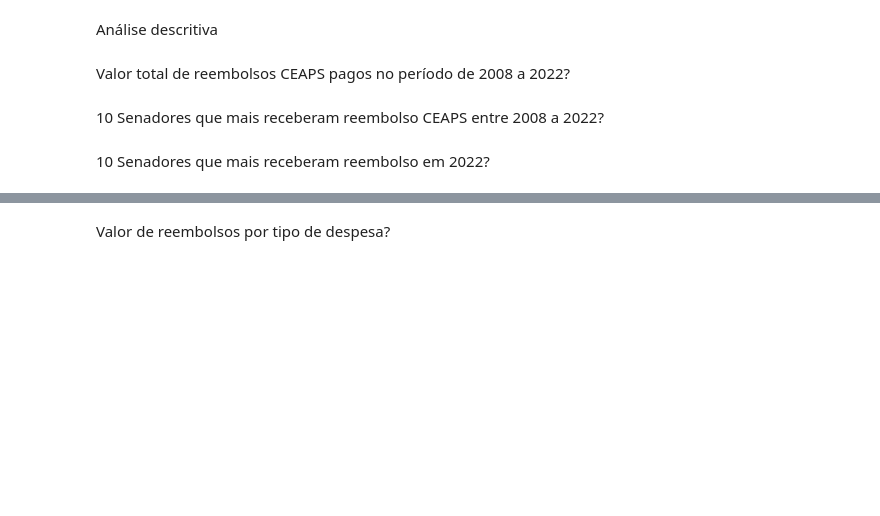
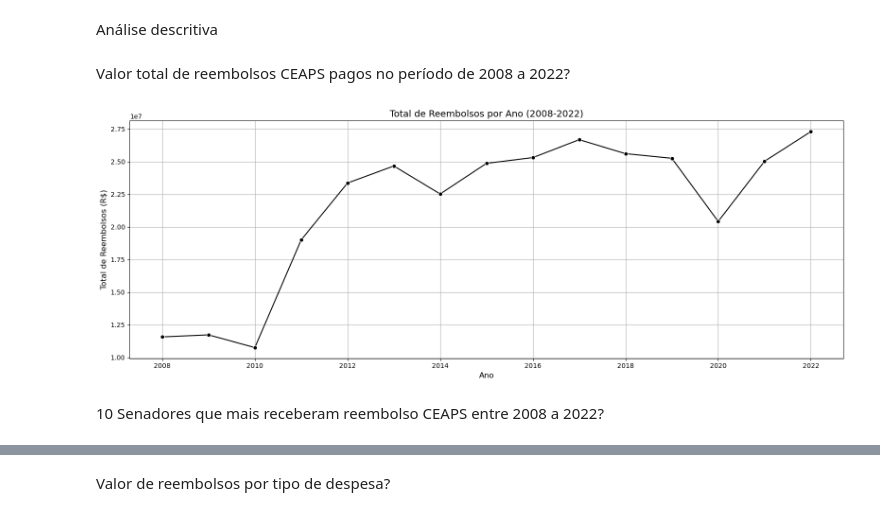
Before and after one commit to Lucasvrib/An-lise-de-despesas-senadores-2008-a-2022, a Jupyter notebook: Analise_CEAPS.ipynb, the cells around one changed output, grey strips where cells are left out. Drawn from its saved outputs; the diff is of its cells as text; code cells hidden in the pictures; blank space fills up the shorter version.

```diff
--- a/Analise_CEAPS.ipynb
+++ b/Analise_CEAPS.ipynb
@@ -63,7 +63,12 @@ VALOR_REEMBOLSADO    False
 dtype: bool
 # %%
 #Tratando valores nulo
-ceaps_total.CNPJ_CPF = ceaps_total.CNPJ_CPF.fillna('Nao Informado')
-ceaps_total.FORNECEDOR = ceaps_total.FORNECEDOR.fillna('Nao Informado')
-ceaps_total.DATA = ceaps_total.DATA.fillna('Nao Informado')
-ceaps_total.DETALHAMENTO = ceaps_total.DETALHAMENTO.fillna('Nao Informado')
+ceaps_total.CNPJ_CPF = ceaps_total.CNPJ_CPF.fillna('NAO INFORMADO')
+ceaps_total.FORNECEDOR = ceaps_total.FORNECEDOR.fillna('NAO INFORMADO')
+ceaps_total.DATA = ceaps_total.DATA.fillna('NAO INFORMADO')
+ceaps_total.DETALHAMENTO = ceaps_total.DETALHAMENTO.fillna('NAO INFORMADO')
+# %%
+ceaps_total['FORNECEDOR'].replace({
+    'ADRIA VIAGENS E TURISMO': 'ADRIA VIAGENS E TURISMO LTDA',
+    'Adria Viagens e Turismo Ltda': 'ADRIA VIAGENS E TURISMO LTDA'
+}, inplace=True)
@@ -97,6 +105,3 @@ ceaps_total['TIPO_DESPESA'] = ceaps_total['TIPO_DESPESA'].map(mapa_despesas)
 # %%
 # Preencher valores NaN com um valor padrão ou deixar os valores originais
 ceaps_total['TIPO_DESPESA'] = ceaps_total['TIPO_DESPESA'].fillna('Outros')
-# %%
-#Convertendo em float
-ceaps_total['VALOR_REEMBOLSADO'] = ceaps_total['VALOR_REEMBOLSADO'].astype(float)
@@ -112,8 +115,8 @@ ceaps_total['VALOR_REEMBOLSADO'] = ceaps_total['VALOR_REEMBOLSADO'].str.replace(
 ceaps_total['VALOR_REEMBOLSADO'] = ceaps_total['VALOR_REEMBOLSADO'].str.replace('\r\n', '', regex=False)
 ceaps_total['VALOR_REEMBOLSADO'] = ceaps_total['VALOR_REEMBOLSADO'].str.strip()
 # %%
-#Convertendo em float
-ceaps_total['VALOR_REEMBOLSADO'] = ceaps_total['VALOR_REEMBOLSADO'].astype(float)
+# Convertendo a coluna 'VALOR_REEMBOLSADO' para numérico
+ceaps_total['VALOR_REEMBOLSADO'] = pd.to_numeric(ceaps_total['VALOR_REEMBOLSADO'], errors='coerce')
 # %%
 #Verificando coluna VALOR_REEMBOLSADO
 ceaps_total['VALOR_REEMBOLSADO'].describe()
@@ -220,2 +206,19 @@ fig.update_layout(
+# %%
+# Agrupando por ano e somando os valores reembolsados
+reembolsos_por_ano = ceaps_total.groupby('ANO')['VALOR_REEMBOLSADO'].sum().reset_index()
+
+# Configurações do gráfico
+plt.figure(figsize=(16, 6))
+sns.lineplot(data=reembolsos_por_ano, x='ANO', y='VALOR_REEMBOLSADO', marker='o', color='k')
+
+plt.title('Total de Reembolsos por Ano (2008-2022)', fontsize=14)
+plt.xlabel('Ano', fontsize=12)
+plt.ylabel('Total de Reembolsos (R$)', fontsize=12)
+plt.grid(True)
+plt.tight_layout()
+plt.savefig('imgs/total_reembolsos_por_ano.png')
+plt.show()
+# %% [output]
+[figure, added]
 # %% [markdown]
 10 Senadores que mais receberam reembolso CEAPS entre 2008 a 2022?
@@ -271,2 +224,0 @@ fig.update_layout(
-# %% [markdown]
-10 Senadores que mais receberam reembolso em 2022?
```
Also changed, not shown: parts of 22 cells of this notebook, 12 other files.
